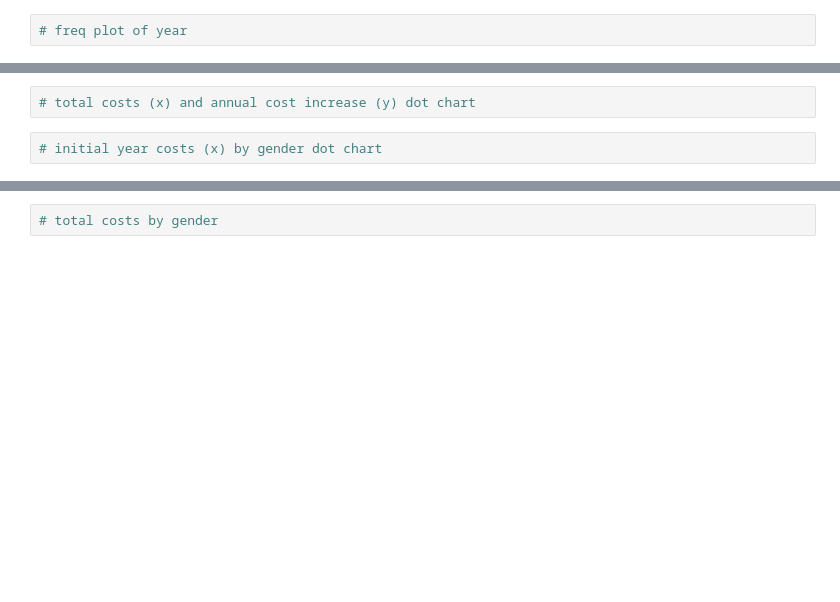
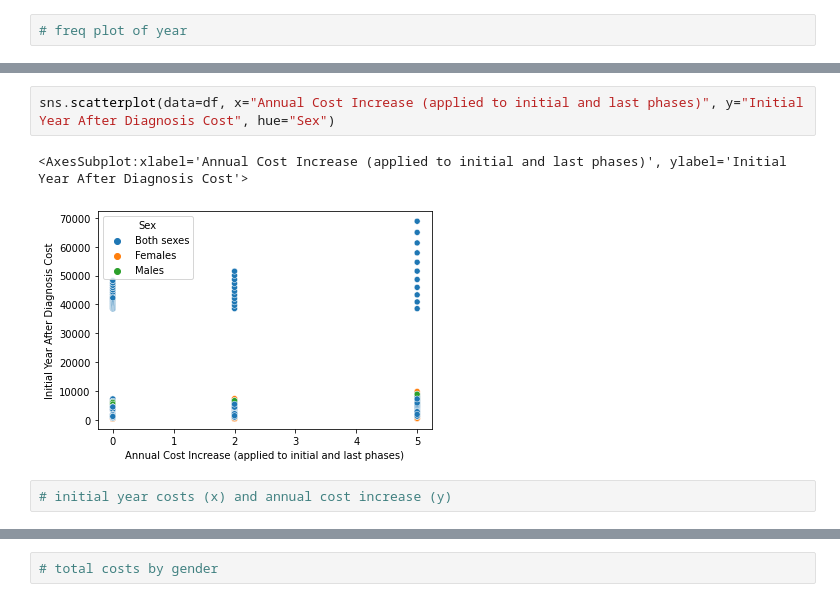
Before and after one commit to WickedoneC/Healthcare, a Jupyter notebook: Total_Insurance_Cost/Cleaning_EDA.ipynb, the cells around one changed output, grey strips where cells are left out. Cells and saved outputs as stored; diff of their text form; blank space fills up the shorter version.

```diff
--- a/Total_Insurance_Cost/Cleaning_EDA.ipynb
+++ b/Total_Insurance_Cost/Cleaning_EDA.ipynb
@@ -437,4 +453,7 @@ Name: Initial Year After Diagnosis Cost, dtype: float64
+# %%
+sns.scatterplot(data=df, x="Annual Cost Increase (applied to initial and last phases)", y="Initial Year After Diagnosis Cost", hue="Sex")
+# %% [output]
+<AxesSubplot:xlabel='Annual Cost Increase (applied to initial and last phases)', ylabel='Initial Year After Diagnosis Cost'>
+[figure, added]
 # %%
-# total costs (x) and annual cost increase (y) dot chart
+# initial year costs (x) and annual cost increase (y)
-# %%
-# initial year costs (x) by gender dot chart
```
Also changed, not shown: parts of 32 cells of this notebook.
